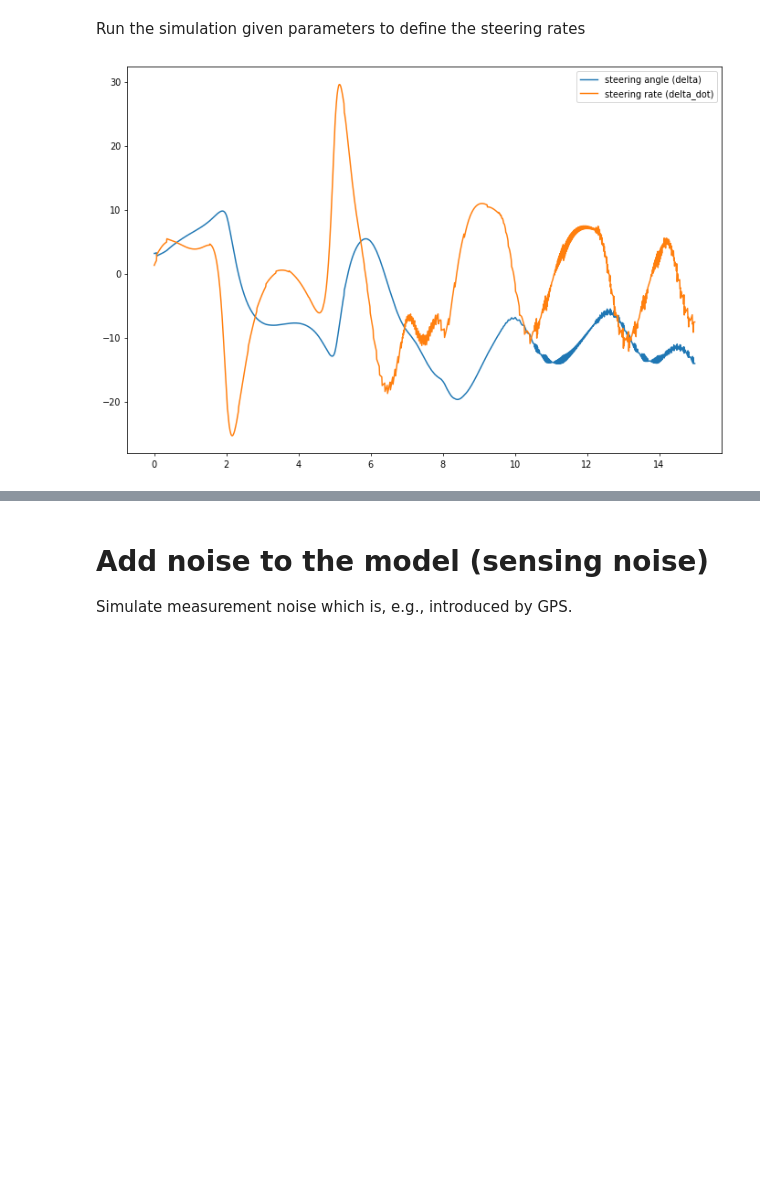
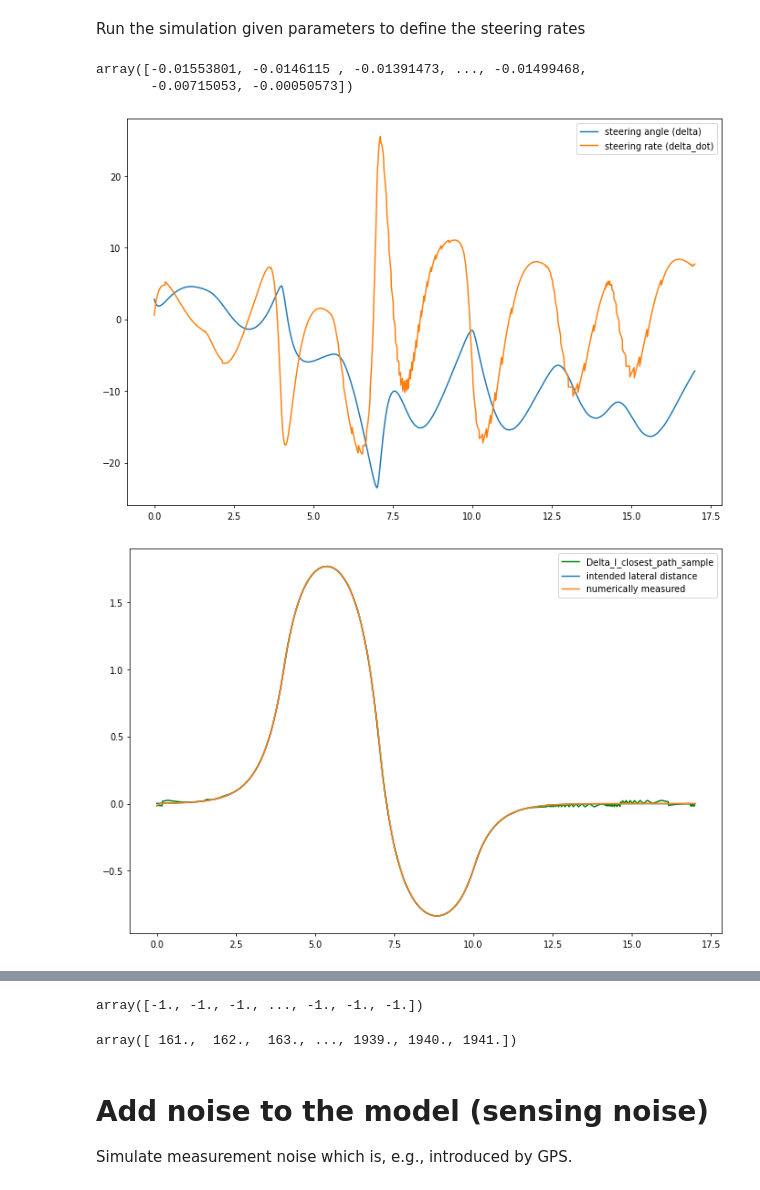
Before and after one commit to christianausb/vehicleControl, a Jupyter notebook: localization_along_line.ipynb, the cells around one changed output, grey strips where cells are left out. Drawn from its saved outputs; the diff is of its cells as text; code cells hidden in the pictures; blank space fills up the shorter version.

Commit message:
linear interpolation for Delta_l

```diff
--- a/localization_along_line.ipynb
+++ b/localization_along_line.ipynb
@@ -143,0 +182,5 @@ matrix([[0.18775826],
+# %%
+input_data = {'x_test': 1.0, 'y_test': 0.0}
+sim_results = dyexe.run_batch_simulation(testsim, input_data, 1 )
+
+sim_results
@@ -143,0 +189,5 @@ matrix([[0.18775826],
+# %%
+input_data = {'x_test': 0.0, 'y_test': 1.0}
+sim_results = dyexe.run_batch_simulation(testsim, input_data, 1 )
+
+sim_results
@@ -268,7 +331,7 @@ compiled_system = dyexe.CompiledCode(code_gen_results)
 
 scale = 1
 
-Delta_l_r_profile = filtfilt(Ts, np.concatenate((  np.zeros(200*scale), 2*np.ones(300*scale), -np.ones(300*scale),  np.zeros(700*scale) )), cutoff_frq=0.005 )
+Delta_l_r_profile = filtfilt(Ts, np.concatenate((  np.zeros(400*scale), 2*np.ones(300*scale), -np.ones(300*scale),  np.zeros(700*scale) )), cutoff_frq=0.005 )
 
 Delta_l_r_dot_profile = numerical_derivative(Ts, Delta_l_r_profile)
 Delta_l_r_dotdot_profile = numerical_derivative(Ts, Delta_l_r_dot_profile)
@@ -278,6 +341,6 @@ plt.figure(figsize=(12,8), dpi=70)
 plt.plot(time, Delta_l_r_profile)
 plt.plot(time, Delta_l_r_dot_profile)
 plt.plot(time, Delta_l_r_dotdot_profile)
-plt.legend(['intended lateral distance', '1st-order derivative', '2snd-order derivative'])
+plt.legend(['intended lateral distance', '1st-order derivative', '2nd-order derivative'])
 plt.show()
 # %% [output]
@@ -290,7 +353,7 @@ Run the simulation given parameters to define the steering rates
 # %%
 testsim = dyexe.SystemInstance(compiled_system)
 
-N=1500*scale
+N=len(Delta_l_r_profile)*scale
 input_data = {'velocity_': 5.0/scale, 'Delta_l_r': Delta_l_r_profile, 'Delta_l_r_dot': Delta_l_r_dot_profile, 'Delta_l_r_dotdot': Delta_l_r_dotdot_profile}
 sim_results = dyexe.run_batch_simulation(testsim, input_data, N )
 
@@ -302,16 +365,41 @@ output_path = {
     'PSI' : sim_results['path_psi'],
     'K'   : sim_results['path_K'],
 }
+# %%
+sim_results['Delta_l_closest_path_sample']
+# %% [output]
+array([-0.01553801, -0.0146115 , -0.01391473, ..., -0.01499468,
+       -0.00715053, -0.00050573])
 # %%
 
 
 time = make_time(Ts, sim_results['path_x'])
 
 plt.figure(figsize=(12,8), dpi=70)
 plt.plot(time, np.rad2deg( sim_results['delta'] ))
 plt.plot(time, np.rad2deg( sim_results['delta_dot'] ))
 
 plt.legend(['steering angle (delta)', 'steering rate (delta_dot)'])
 plt.show()
+
+
+
+#time = make_time(Ts, Delta_l_r_profile)
+plt.figure(figsize=(12,8), dpi=70)
+plt.plot(time, sim_results['Delta_l_closest_path_sample'], 'g')
+plt.plot(time, Delta_l_r_profile)
+plt.plot(time, sim_results['Delta_l'])
+
+plt.legend(['Delta_l_closest_path_sample', 'intended lateral distance', 'numerically measured'])
+plt.show()
+
+
+
+plt.figure(figsize=(12,8), dpi=70)
+plt.plot(time, Delta_l_r_profile - sim_results['Delta_l'] )
+
+plt.legend(['residual'])
+plt.show()
 # %% [output]
-[figure, old version]
+[figure, new version]
+[figure, added]
@@ -318,3 +407,11 @@ plt.show()
+# %%
+sim_results['i_star'] - sim_results['i_star_2']
+# %% [output]
+array([-1., -1., -1., ..., -1., -1., -1.])
+# %%
+sim_results['i_star']
+# %% [output]
+array([ 161.,  162.,  163., ..., 1939., 1940., 1941.])
 # %% [markdown]
 # Add noise to the model (sensing noise)
 
```
Also changed, not shown: parts of 9 cells of this notebook, 5 other files.
